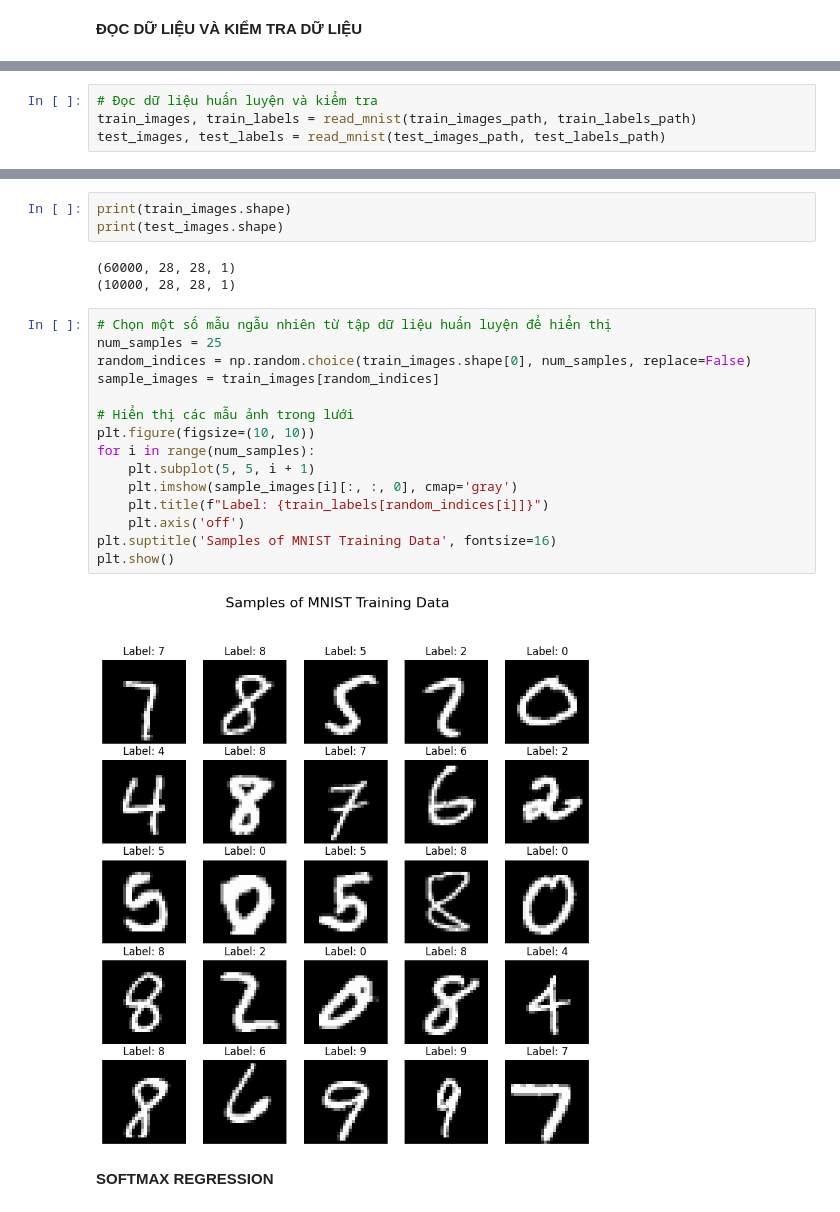
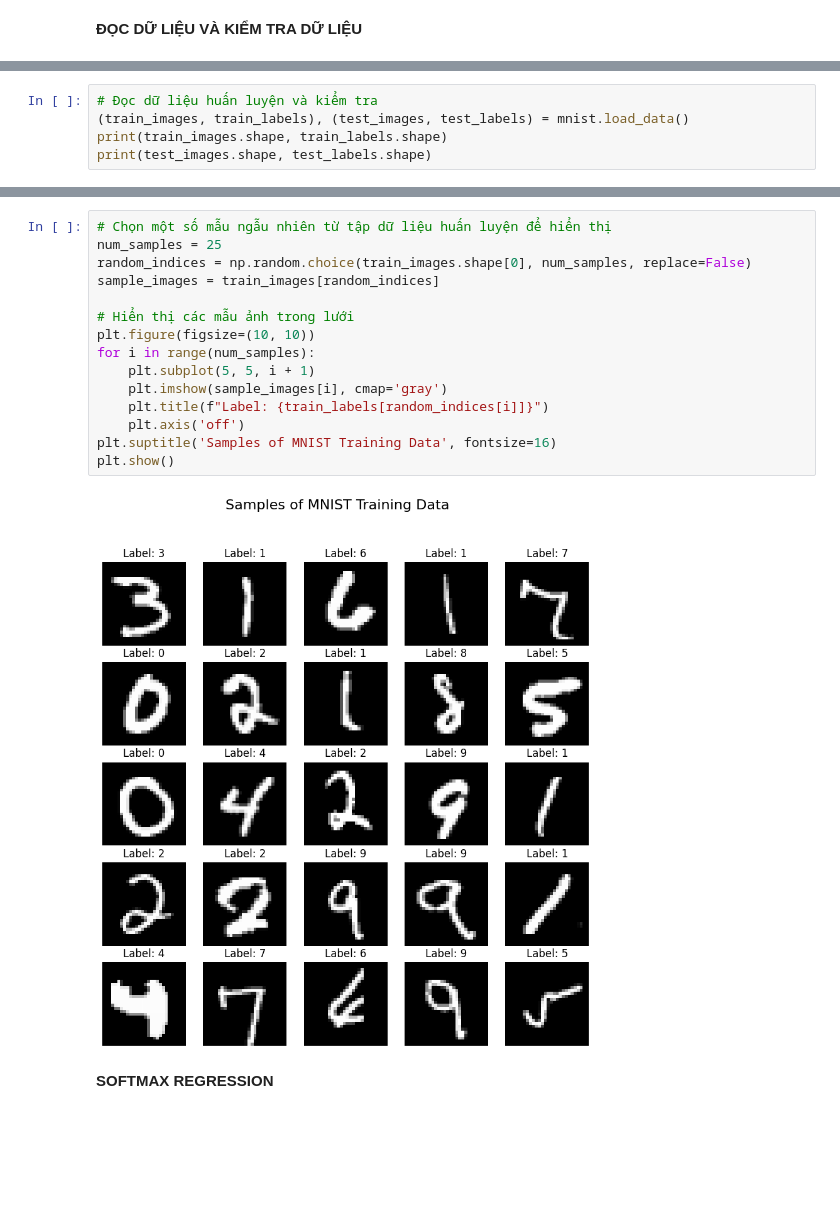
Before and after one commit to jtaddrocket/Deep-Learning-C-B-n, a Jupyter notebook: Softmax Regression/Softmax_MNIST.ipynb, the cells around one changed output, grey strips where cells are left out. Cells and saved outputs as stored; diff of their text form; blank space fills up the shorter version.

```diff
--- a/Softmax Regression/Softmax_MNIST.ipynb
+++ b/Softmax Regression/Softmax_MNIST.ipynb
@@ -26,4 +9,5 @@ def read_mnist(images_path, labels_path):
 # %%
 # Đọc dữ liệu huấn luyện và kiểm tra
-train_images, train_labels = read_mnist(train_images_path, train_labels_path)
-test_images, test_labels = read_mnist(test_images_path, test_labels_path)
+(train_images, train_labels), (test_images, test_labels) = mnist.load_data()
+print(train_images.shape, train_labels.shape)
+print(test_images.shape, test_labels.shape)
@@ -30,26 +19,20 @@ test_images, test_labels = read_mnist(test_images_path, test_labels_path)
-# %%
-print(train_images.shape)
-print(test_images.shape)
-# %% [output]
-(60000, 28, 28, 1)
-(10000, 28, 28, 1)
 # %%
 # Chọn một số mẫu ngẫu nhiên từ tập dữ liệu huấn luyện để hiển thị
 num_samples = 25
 random_indices = np.random.choice(train_images.shape[0], num_samples, replace=False)
 sample_images = train_images[random_indices]
 
 # Hiển thị các mẫu ảnh trong lưới
 plt.figure(figsize=(10, 10))
 for i in range(num_samples):
     plt.subplot(5, 5, i + 1)
-    plt.imshow(sample_images[i][:, :, 0], cmap='gray')
+    plt.imshow(sample_images[i], cmap='gray')
     plt.title(f"Label: {train_labels[random_indices[i]]}")
     plt.axis('off')
 plt.suptitle('Samples of MNIST Training Data', fontsize=16)
 plt.show()
 # %% [output]
-[figure, old version]
+[figure, new version]
 # %% [markdown]
 **SOFTMAX REGRESSION**
 # %%
```
Also changed, not shown: parts of 6 cells of this notebook, 16 other files.
